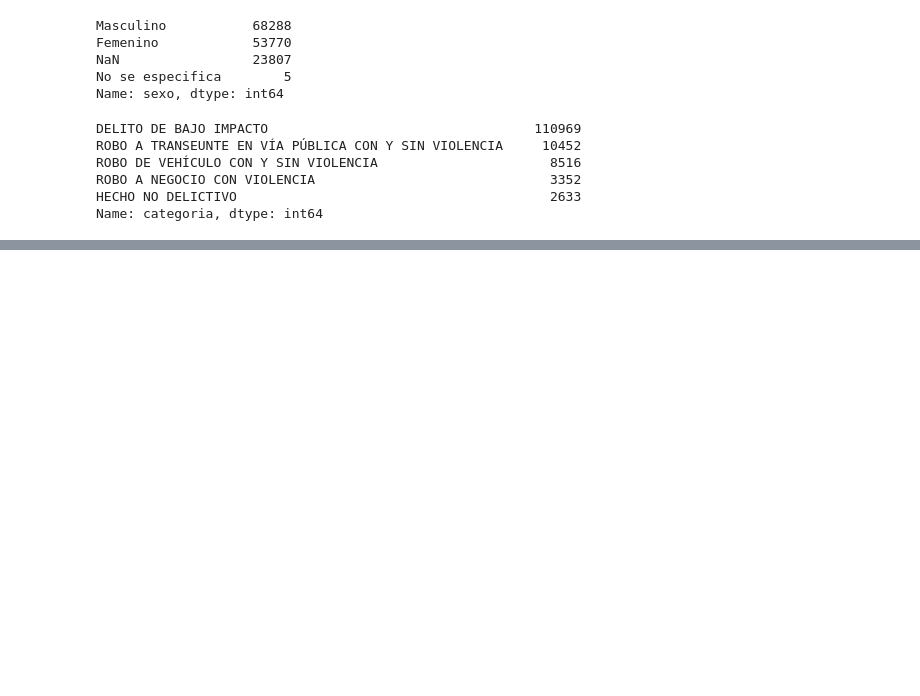
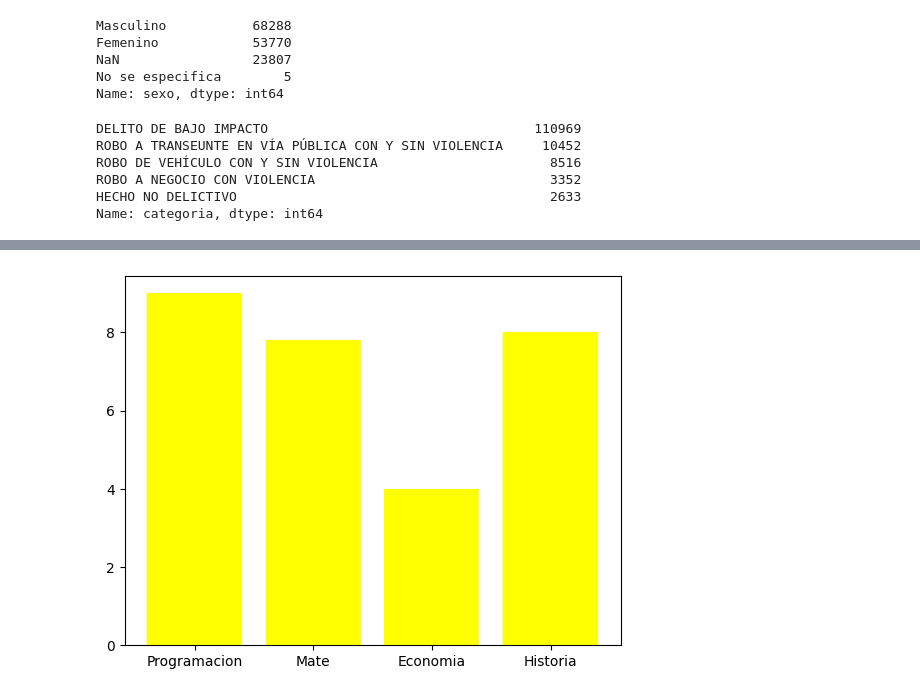
Before and after one commit to PyarmandoCode/Python_Avanzado, a Jupyter notebook: Datos/Python-Avanzado.ipynb, the cells around one changed output, grey strips where cells are left out. Drawn from its saved outputs; the diff is of its cells as text; code cells hidden in the pictures; blank space fills up the shorter version.

```diff
--- a/Datos/Python-Avanzado.ipynb
+++ b/Datos/Python-Avanzado.ipynb
@@ -381,0 +421,15 @@ Name: categoria, dtype: int64
+# %%
+import matplotlib.pyplot as plt
+notas = {'Programacion':9,'Mate':7.8,'Economia':4,'Historia':8}
+# %%
+def diagrama_barras_notas(notas,color):
+    #Definir la figura y los ejes del Grafico Matplotlib
+    fig,ax=plt.subplots()
+    #Dibujamos las Barras con las notas que vienen desde el Diccionario
+    ax.bar(notas.keys(),notas.values(),color=color)
+    return ax
+# %%
+diagrama_barras_notas(notas,'yellow')
+plt.show()
+# %% [output]
+[figure, added]
```
Also changed, not shown: parts of 22 cells of this notebook.
